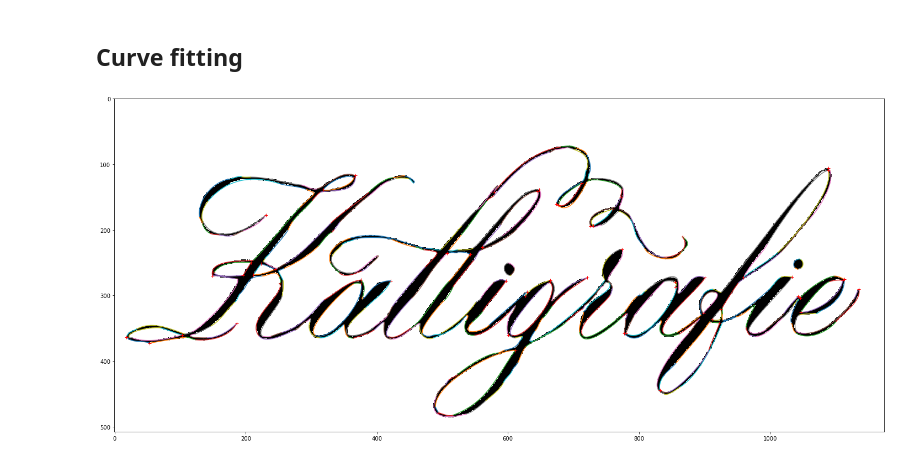
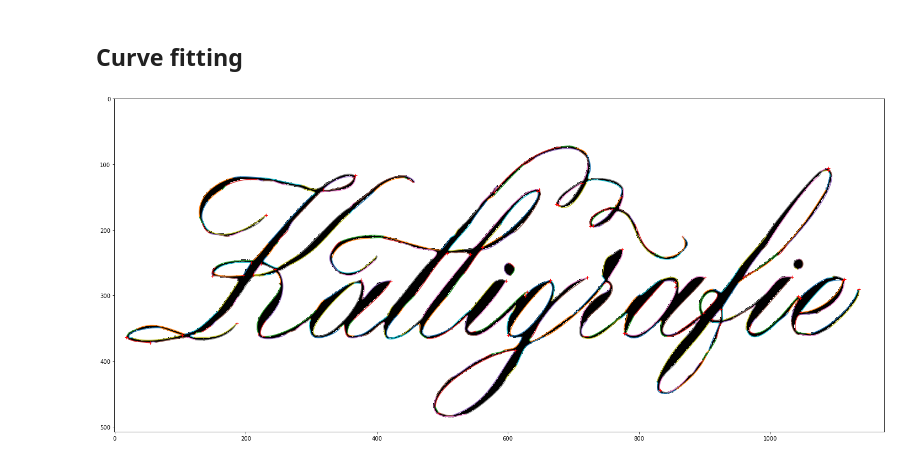
Before and after one commit to wechtits19/calligraphy-vectorization, a Jupyter notebook: improved_vectorization_pipeline.ipynb, the cells around one changed output. Drawn from its saved outputs; the diff is of its cells as text; code cells hidden in the pictures.

Commit message:
Remove extrema detected as false positives

```diff
--- a/improved_vectorization_pipeline.ipynb
+++ b/improved_vectorization_pipeline.ipynb
@@ -431,6 +431,12 @@ def get_angle_between(line1, line2):
     return np.arccos(np.dot(direction1, direction2) / (np.hypot(*direction1) * np.hypot(*direction2))) * 180 / np.pi
 
 
+def remove_false_positive_extremum(points_array: np.ndarray, index: int, index_correction: int, distance: int):
+    # Move index to before the start point and remove right from there
+    return remove_neighbour_points(points_array, index-distance-1, index_correction, False, 2*distance+1)
+
+
+
 # Number of contour points to fit line to/calculate average over
 line_neighbours = 5
 avg_neighbours = 15
@@ -451,6 +457,9 @@ max_difference = 5
 
 # Number of contour points to replace in each direction
 points_to_replace = 2
+
+# Number of contour points to smoothen in each direction
+points_to_smoothen = 2 # < min_distance
 
 # Prepare plot
 plt.subplots(figsize=(25, 25))
@@ -480,6 +489,8 @@ for i, contour_extrema in enumerate(peaks_and_dips_with_min_distance):
 
             # Compare curvatures
             if np.abs(left_avg - right_avg) < min_curvature_difference and angle < min_angle_similar_curvature:
+                # Remove the extremum and its close surroundings if not classified as corner point
+                contour_points, extrema, index_correction = remove_false_positive_extremum(contour_points, extrema, index_correction, points_to_smoothen)
                 continue
 
             if angle > min_angle:
@@ -498,15 +509,15 @@ for i, contour_extrema in enumerate(peaks_and_dips_with_min_distance):
                     contour_points, extrema, index_correction = remove_right_neighbours(contour_points, extrema,
                                                                                         index_correction,
                                                                                         points_to_replace)
-
-                # else smooth curve?
-            # else smooth curve?
+            else:
+                # Remove the extremum and its close surroundings if not classified as corner point
+                contour_points, extrema, index_correction = remove_false_positive_extremum(contour_points, extrema, index_correction, points_to_smoothen)
 
     # Save new contour points
     contours_drawn_to_corners.append(contour_points[0])
 
 corner_points = np.asarray(corner_points)
-contours_drawn_to_corners = np.asarray(contours_drawn_to_corners)
+contours_drawn_to_corners = np.asarray(contours_drawn_to_corners, dtype=object)
 #print(corner_points)
 
 # Show corners and contour
@@ -516,5 +527,5 @@ for contour in contours_with_curvatures:
 for contour in contours_drawn_to_corners:
     plt.plot(contour[:, 0], contour[:, 1], alpha=0.8)
 plt.plot(corner_points[:, 0], corner_points[:, 1], 'r+')
-plt.savefig('test-files/test.png', dpi=1200)
+#plt.savefig('test-files/test.png', dpi=1200)
 # %% [output]
@@ -747,7 +758,7 @@ from libraries.fitCurves.fitCurves import *
 from libraries import svg
 
 # Parameters for Bézier fitting
-maxError = 3
+maxError = 2
 splitError = 30
 minIterationsBeforeSplit = 10
 
@@ -787,31 +798,31 @@ for index, contour in enumerate(contours_in_segments):
                 )
             else:
                 svg_path += ', {x1},{y1}, {x2},{y2}, {x3},{y3}'.format(
                     x1=bez[1, 0],
                     y1=bez[1, 1],
                     x2=bez[2, 0],
                     y2=bez[2, 1],
                     x3=bez[3, 0],
                     y3=bez[3, 1]
                 )
 
             # Plot the composite Bézier curve
             curve = []
             for t in np.linspace(0, 1, 50):
                 curve.append(bezier.q(bez, t))
             curve = np.stack(curve)
             ax.plot(curve[:, 0], curve[:, 1])
 
     # Append the curve to the overall SVG path string
     path_string += f'{svg_path}Z\n'
 
 # Show the corner points
 ax.plot(corner_points[:, 0], corner_points[:, 1], 'r+')
 
 # Add path to SVG file and save
 svg.add_path_element(svg_file, path_string)
 svg.save_file(svg_file)
 
 plt.savefig('test-files/improved.png', dpi=1200)
 # %% [output]
-[figure, old version]
+[figure, new version]
```
Also changed, not shown: parts of 2 cells of this notebook.
